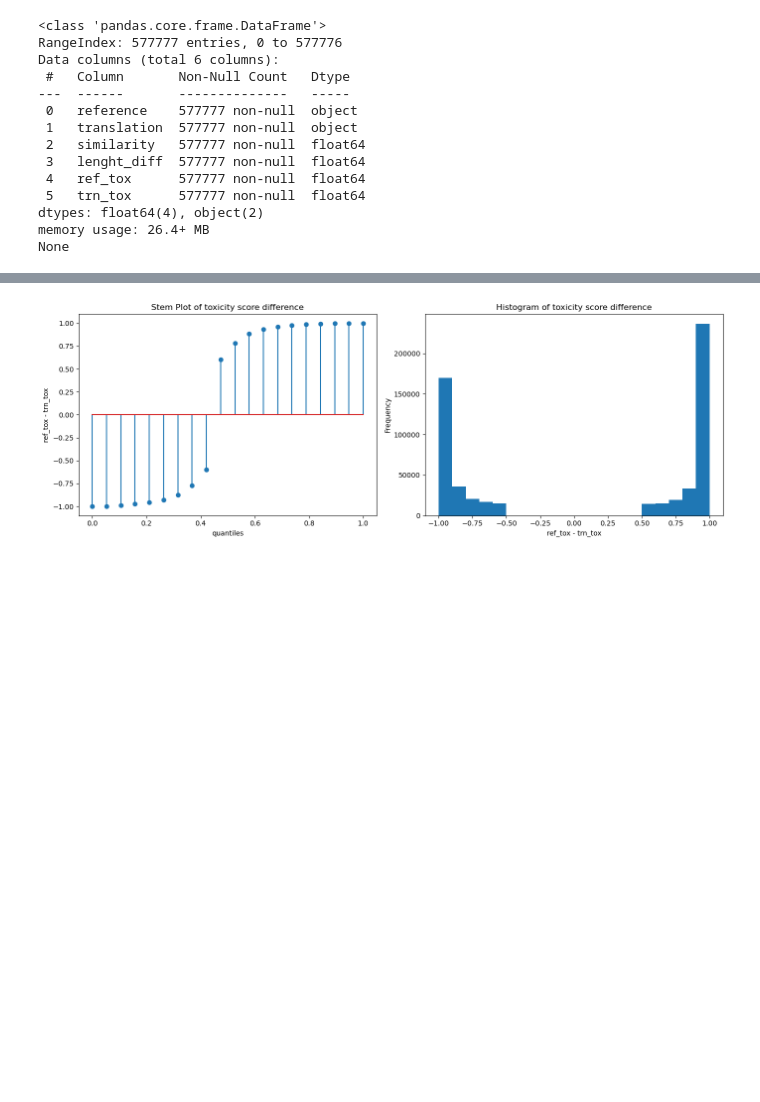
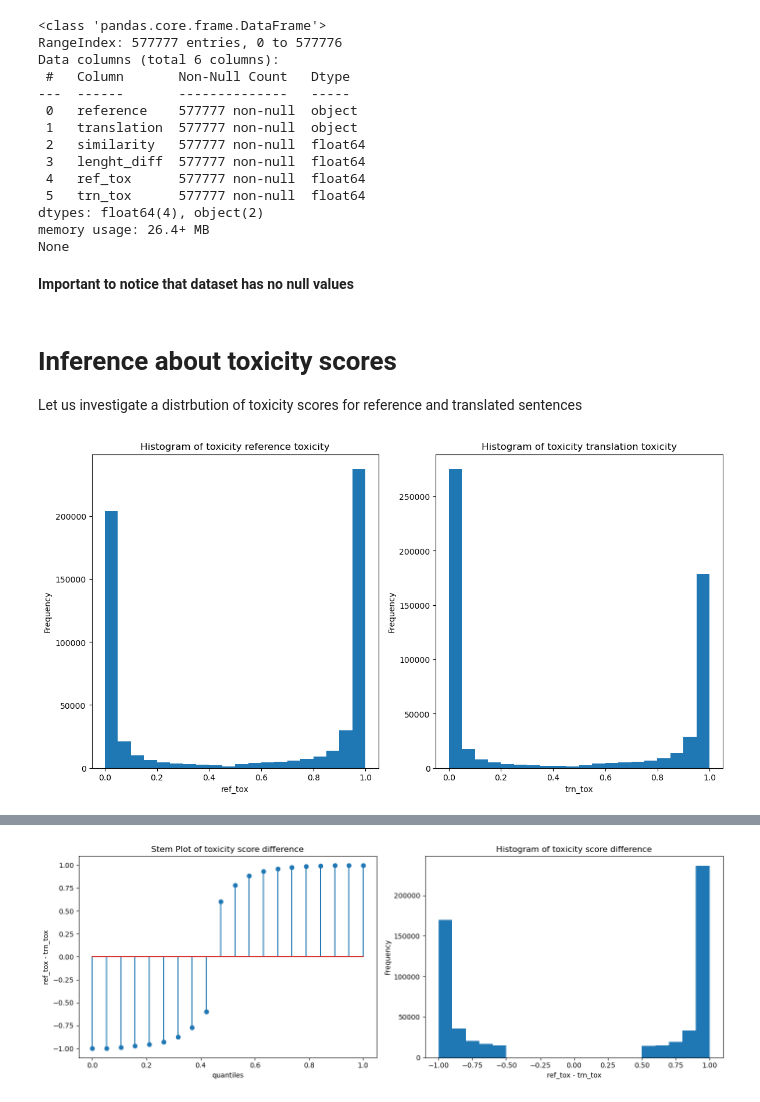
Before and after one commit to SaidKamalov/text-de-toxification, a Jupyter notebook: notebooks/1.0-initial-data-exporation.ipynb, the cells around one changed output, grey strips where cells are left out. Cells and saved outputs as stored; diff of their text form; code cells hidden in the pictures; blank space fills up the shorter version.

Commit message:
clean initial data exploration

```diff
--- a/notebooks/1.0-initial-data-exporation.ipynb
+++ b/notebooks/1.0-initial-data-exporation.ipynb
@@ -42,3 +45,26 @@ Data columns (total 6 columns):
 dtypes: float64(4), object(2)
 memory usage: 26.4+ MB
 None
+# %% [markdown]
+**Important to notice that dataset has no null values**
+# %% [markdown]
+# Inference about toxicity scores
+Let us investigate a distrbution of toxicity scores for reference and translated sentences
+# %%
+ref_tox = initial_dataset["ref_tox"].values
+trn_tox = initial_dataset["trn_tox"].values
+
+fig, (ax1, ax2) = plt.subplots(1, 2, figsize=(14, 7))
+
+ax1.hist(ref_tox, bins=20)
+ax1.set_xlabel("ref_tox")
+ax1.set_ylabel("Frequency")
+ax1.set_title("Histogram of toxicity reference toxicity")
+
+ax2.hist(trn_tox, bins=20)
+ax2.set_xlabel("trn_tox")
+ax2.set_ylabel("Frequency")
+ax2.set_title("Histogram of toxicity translation toxicity")
+plt.show()
+# %% [output]
+[figure, added]
```
Also changed, not shown: parts of 13 cells of this notebook.
